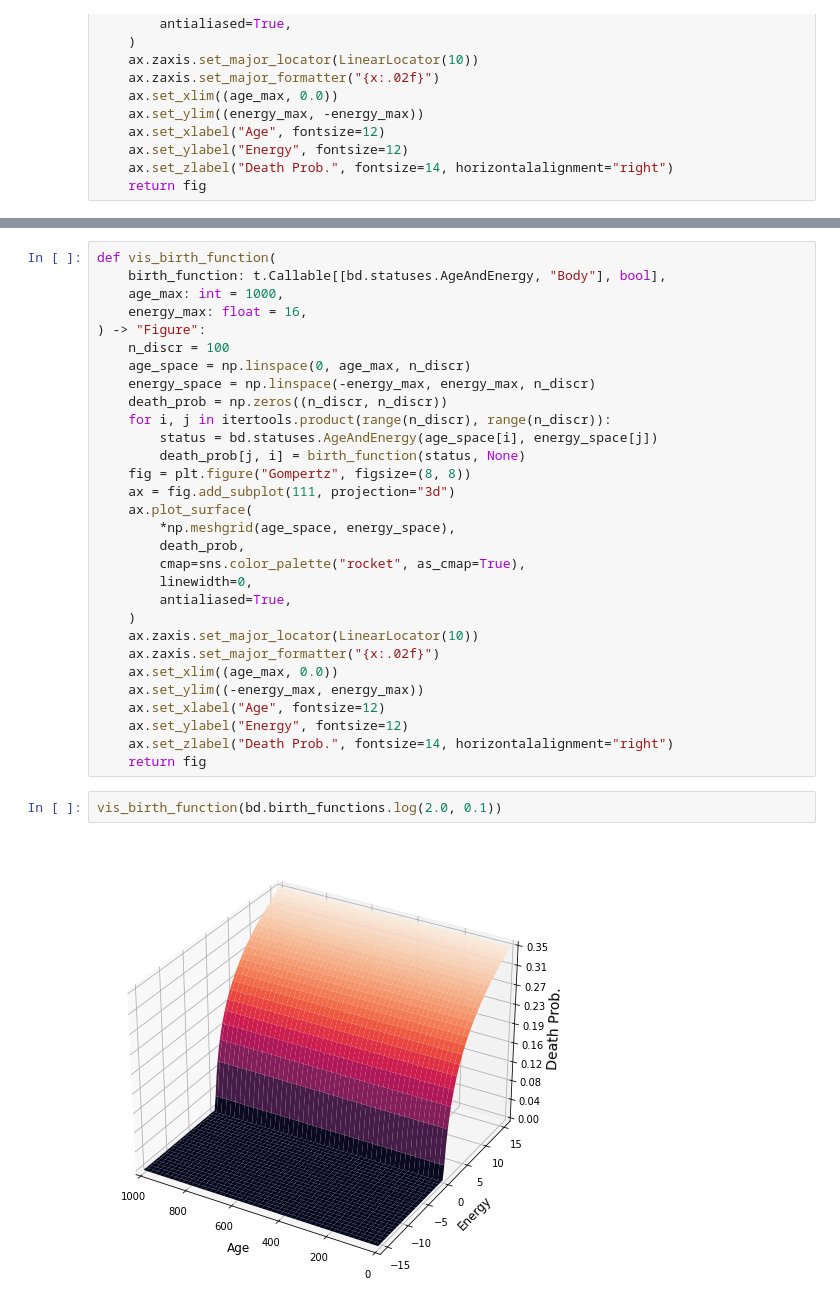
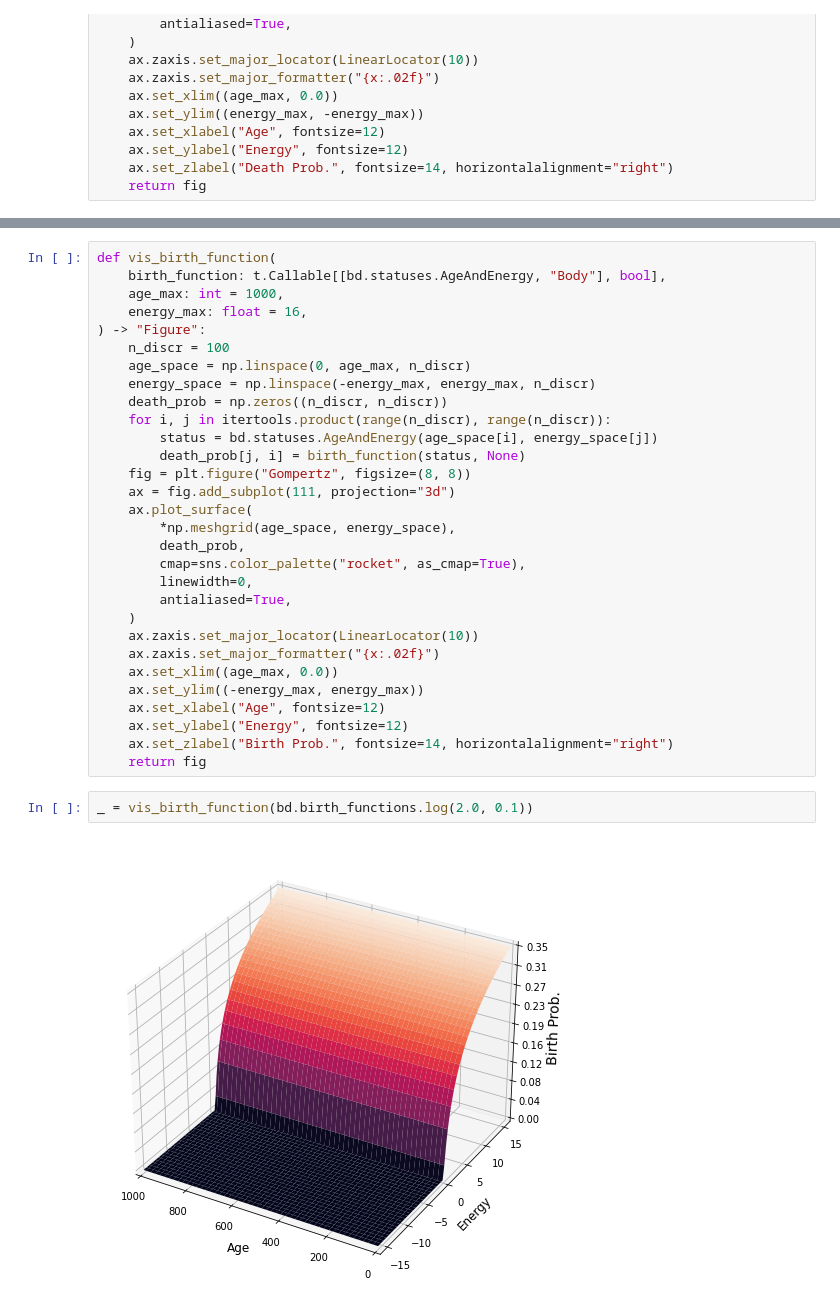
Before and after one commit to oist/emevo, a Jupyter notebook: notebooks/vis_birth_and_death_functions.ipynb, the cells around one changed output, grey strips where cells are left out. Drawn from its saved outputs; the diff is of its cells as text.

```diff
--- a/notebooks/vis_birth_and_death_functions.ipynb
+++ b/notebooks/vis_birth_and_death_functions.ipynb
@@ -75,9 +75,9 @@ def vis_birth_function(
     ax.set_ylim((-energy_max, energy_max))
     ax.set_xlabel("Age", fontsize=12)
     ax.set_ylabel("Energy", fontsize=12)
-    ax.set_zlabel("Death Prob.", fontsize=14, horizontalalignment="right")
+    ax.set_zlabel("Birth Prob.", fontsize=14, horizontalalignment="right")
     return fig
 # %%
-vis_birth_function(bd.birth_functions.log(2.0, 0.1))
+_ = vis_birth_function(bd.birth_functions.log(2.0, 0.1))
 # %% [output]
-[figure, old version]
+[figure, new version]
```
Also changed, not shown: parts of 3 cells of this notebook, 3 other files.
